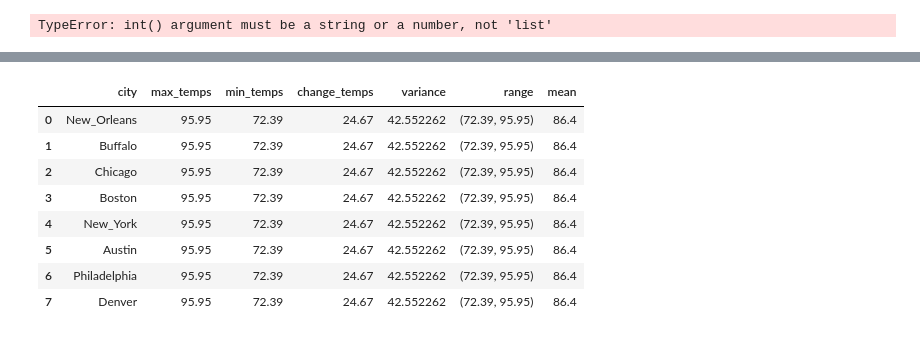
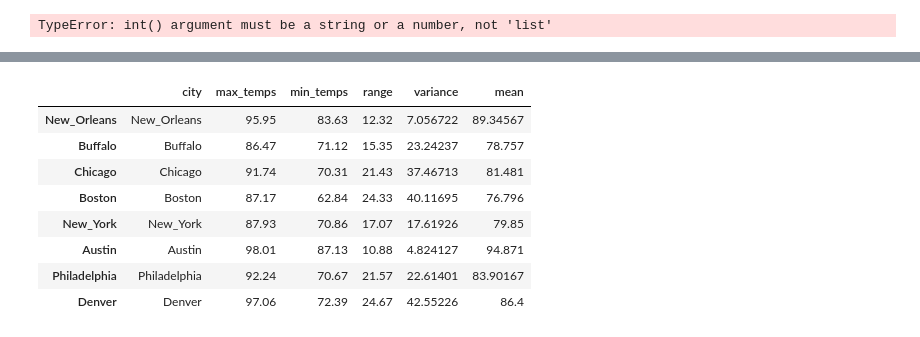
Before and after one commit to jacobmink/Thinkful, a Jupyter notebook: WeatherData.ipynb, the cells around one changed output, grey strips where cells are left out. Drawn from its saved outputs; the diff is of its cells as text; code cells hidden in the pictures.

```diff
--- a/WeatherData.ipynb
+++ b/WeatherData.ipynb
@@ -178,3 +190,8 @@ plt.bar(day_change.keys(),day_change.values())
 plt.show()
 # %% [output]
 TypeError: int() argument must be a string or a number, not 'list'
+# %%
+attributes = pd.DataFrame(index=df.columns, columns=['city','max_temps','min_temps','range','variance','mean'])
+attributes['city'] = df.columns
+
+attributes.head()
@@ -181,36 +205,40 @@ TypeError: int() argument must be a string or a number, not 'list'
 # %%
-attributes = pd.DataFrame(columns=['city','max_temps','min_temps','change_temps','variance','range','mean'])
-attributes['city'] = df.columns
+i = 0
 
-# max_temps = []
 
-# for k,v in df.iteritems():
-#     max_temps = df[k].max()
-for column in df.columns:
-    min_temps = df[column].min()
-    variance = df[column].var()
-    change_temps = df[column].max() - df[column].min()
-    mean_temps = df[column].mean()
+for city in attributes.city:
+    attributes.loc[city,'max_temps'] = max(df[city])
+    attributes.loc[city,'min_temps'] = min(df[city])
+    attributes.loc[city,'range'] = max(df[city]) - min(df[city])
+    attributes.loc[city,'variance'] = df[city].var()
+    attributes.loc[city,'mean'] = df[city].mean()
+
+
+    i +=1
+#     min_temps = df[column].min()
+#     variance = df[column].var()
+#     change_temps = df[column].max() - df[column].min()
+#     mean_temps = df[column].mean()
 
 
 # attributes['max_temps'] = df['New_Orleans'].max()
 
-attributes['max_temps'] = max_temps
-attributes['min_temps'] = min_temps
-attributes['change_temps'] = change_temps
-attributes['variance'] = variance
-attributes['range'] = attributes[['min_temps','max_temps']].apply(tuple, axis=1)
-attributes['mean'] = mean_temps
+# attributes['max_temps'] = max_temps
+# attributes['min_temps'] = min_temps
+# attributes['change_temps'] = change_temps
+# attributes['variance'] = variance
+# attributes['range'] = attributes[['min_temps','max_temps']].apply(tuple, axis=1)
+# attributes['mean'] = mean_temps
 
 attributes
 # %% [output]
-|  | city | max_temps | min_temps | change_temps | variance | range | mean |
-| 0 | New_Orleans | 95.95 | 72.39 | 24.67 | 42.552262 | (72.39, 95.95) | 86.4 |
-| 1 | Buffalo | 95.95 | 72.39 | 24.67 | 42.552262 | (72.39, 95.95) | 86.4 |
-| 2 | Chicago | 95.95 | 72.39 | 24.67 | 42.552262 | (72.39, 95.95) | 86.4 |
-| 3 | Boston | 95.95 | 72.39 | 24.67 | 42.552262 | (72.39, 95.95) | 86.4 |
-| 4 | New_York | 95.95 | 72.39 | 24.67 | 42.552262 | (72.39, 95.95) | 86.4 |
-| 5 | Austin | 95.95 | 72.39 | 24.67 | 42.552262 | (72.39, 95.95) | 86.4 |
-| 6 | Philadelphia | 95.95 | 72.39 | 24.67 | 42.552262 | (72.39, 95.95) | 86.4 |
-| 7 | Denver | 95.95 | 72.39 | 24.67 | 42.552262 | (72.39, 95.95) | 86.4 |
+|  | city | max_temps | min_temps | range | variance | mean |
+| New_Orleans | New_Orleans | 95.95 | 83.63 | 12.32 | 7.056722 | 89.34567 |
+| Buffalo | Buffalo | 86.47 | 71.12 | 15.35 | 23.24237 | 78.757 |
+| Chicago | Chicago | 91.74 | 70.31 | 21.43 | 37.46713 | 81.481 |
+| Boston | Boston | 87.17 | 62.84 | 24.33 | 40.11695 | 76.796 |
+| New_York | New_York | 87.93 | 70.86 | 17.07 | 17.61926 | 79.85 |
+| Austin | Austin | 98.01 | 87.13 | 10.88 | 4.824127 | 94.871 |
+| Philadelphia | Philadelphia | 92.24 | 70.67 | 21.57 | 22.61401 | 83.90167 |
+| Denver | Denver | 97.06 | 72.39 | 24.67 | 42.55226 | 86.4 |
 # %%
```
Also changed, not shown: parts of 5 cells of this notebook.
